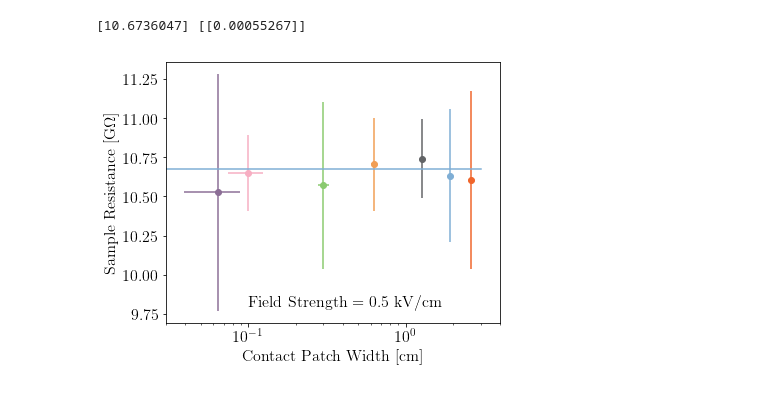
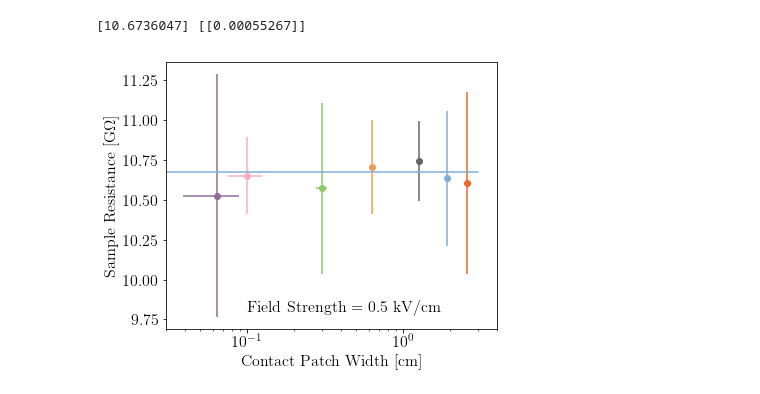
Before and after one commit to DanielMDouglas/DR8plots, a Jupyter notebook: DR8plots.ipynb, the cells around one changed output. Cells and saved outputs as stored; diff of their text form; code cells hidden in the pictures.

```diff
--- a/DR8plots.ipynb
+++ b/DR8plots.ipynb
@@ -517,31 +526,33 @@ for item in data:
     dR = dR_model(testField, *item["popt"], item["pcov"])
     dRs.append(dR)
     plt.errorbar(W, R,
                  xerr = dW,
                  yerr = dR,
                  color = item["color"])
     plt.scatter(W, R, color = item["color"])
 
 popt, pcov = curve_fit(TLM_model,
                        widths, Rs,
                        sigma = dRs,
                        p0 = starting_values,
                        bounds = optBounds)
 print (popt, pcov)
 
 fineLspace = np.linspace(0, 3, 1000)
 plt.plot(fineLspace, TLM_model(fineLspace, *popt))
 
 plt.text(1.e-1, 9.8, 'Field Strength = '+str(round(testField**2, 2))+' kV/cm')
 #plt.text(1.e-1, 2.2, 'Field Strength = '+str(round(testField**2, 2))+' kV/cm')
 plt.xlabel(r'Contact Patch Width [cm]')
 plt.ylabel(r'Sample Resistance [G$\Omega$]')
 
 #plt.ylim(5, 8)
 plt.semilogx()
 plt.xlim(3e-2, 4e0)
 
+plt.tight_layout()
+
 plt.savefig('TLM_contact_fit.png', dpi = 300)
 # %% [output]
 [10.6736047] [[0.00055267]]
-[figure, old version]
+[figure, new version]
```
Also changed, not shown: parts of 5 cells of this notebook, 11 other files.
